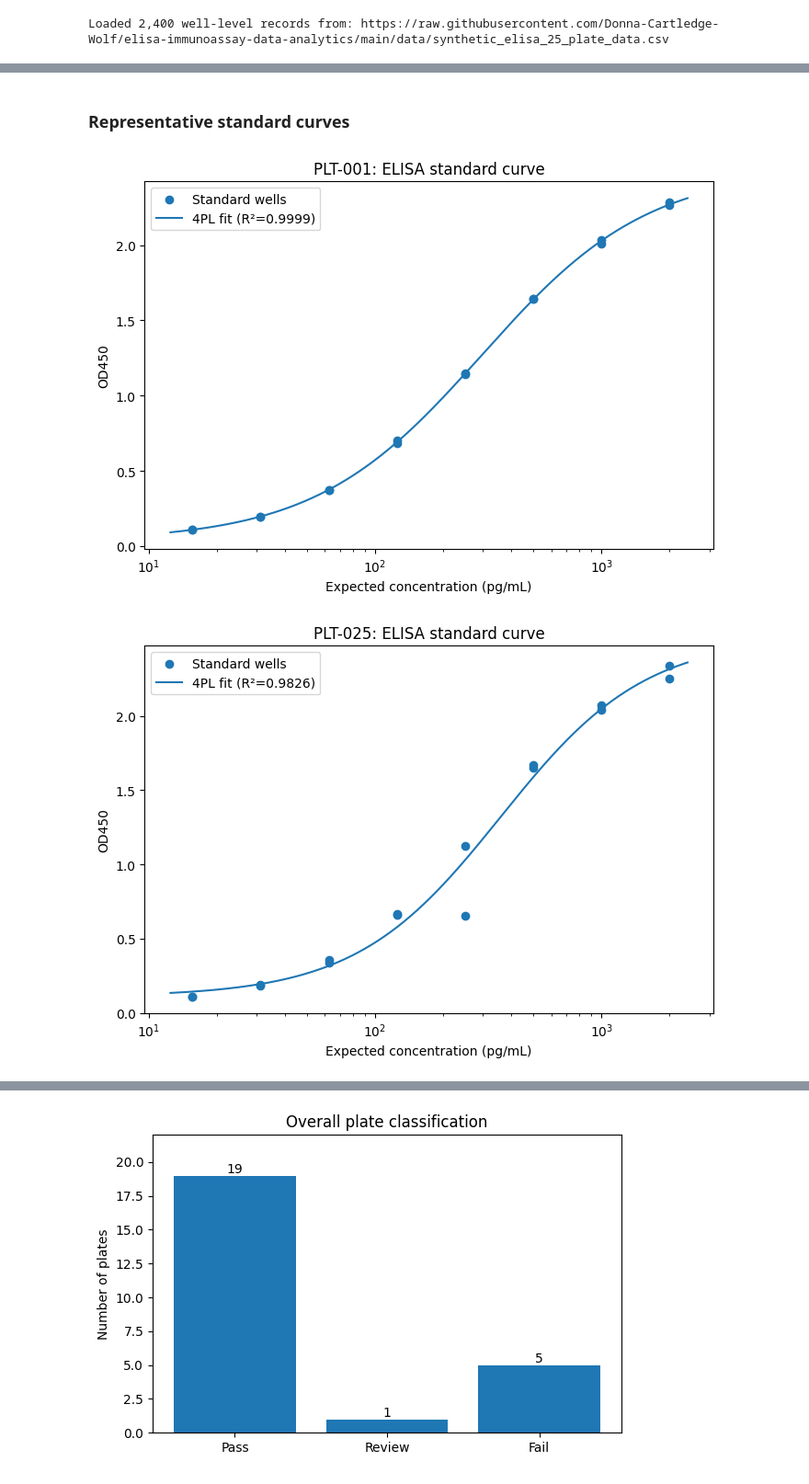
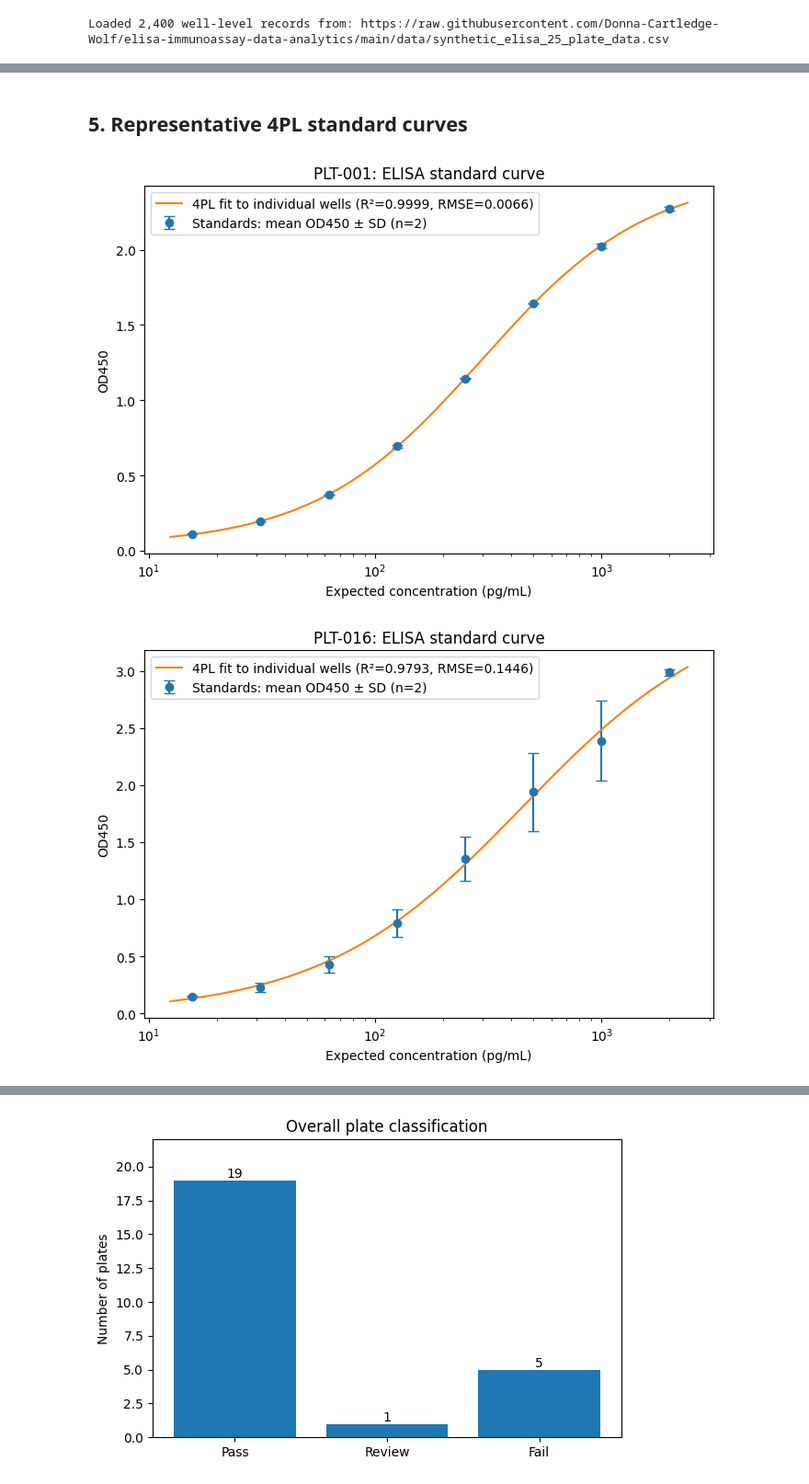
Before and after one commit to Donna-Cartledge-Wolf/elisa-immunoassay-data-analytics, a Jupyter notebook: notebooks/elisa_qc_analysis.ipynb, the cells around one changed output, grey strips where cells are left out. Shown at 92% size. Drawn from its saved outputs; the diff is of its cells as text; code cells hidden in the pictures.

```diff
--- a/notebooks/elisa_qc_analysis.ipynb
+++ b/notebooks/elisa_qc_analysis.ipynb
@@ -269,33 +579,70 @@ display(
 # %% [markdown]
-### Representative standard curves
+## 5. Representative 4PL standard curves
 # %%
 def plot_standard_curve(plate_id):
     plate = df[df["Plate_ID"] == plate_id]
     standards = plate[plate["Sample_Type"] == "Standard"].copy()
     fit = fit_df.loc[fit_df["Plate_ID"] == plate_id].iloc[0]
 
-    x = standards["Expected_Concentration_pg_mL"].astype(float).to_numpy()
-    y = standards["OD450"].astype(float).to_numpy()
-    x_grid = np.logspace(np.log10(x.min() * 0.8), np.log10(x.max() * 1.2), 400)
+    # Summarize duplicate standard wells for visualization.
+    # The 4PL model itself was fit using the individual replicate observations.
+    standard_summary = (
+        standards.groupby("Expected_Concentration_pg_mL", as_index=False)
+        .agg(
+            Mean_OD450=("OD450", "mean"),
+            SD_OD450=("OD450", "std"),
+            N=("OD450", "count"),
+        )
+        .sort_values("Expected_Concentration_pg_mL")
+    )
+
+    x_mean = standard_summary["Expected_Concentration_pg_mL"].to_numpy()
+    y_mean = standard_summary["Mean_OD450"].to_numpy()
+    y_sd = standard_summary["SD_OD450"].to_numpy()
+
+    x_grid = np.logspace(
+        np.log10(x_mean.min() * 0.8),
+        np.log10(x_mean.max() * 1.2),
+        400
+    )
 
     plt.figure(figsize=(7, 5))
-    plt.scatter(x, y, label="Standard wells")
+
+    plt.errorbar(
+        x_mean,
+        y_mean,
+        yerr=y_sd,
+        fmt="o",
+        capsize=4,
+        label="Standards: mean OD450 ± SD (n=2)"
+    )
+
     plt.plot(
         x_grid,
-        four_pl(x_grid, fit["Bottom_OD"], fit["Top_OD"], fit["EC50_pg_mL"], fit["Hill_Slope"]),
-        label=f"4PL fit (R²={fit['R2']:.4f})"
+        four_pl(
+            x_grid,
+            fit["Bottom_OD"],
+            fit["Top_OD"],
+            fit["EC50_pg_mL"],
+            fit["Hill_Slope"]
+        ),
+        label=(
+            f"4PL fit to individual wells "
+            f"(R²={fit['R2']:.4f}, RMSE={fit['RMSE_OD']:.4f})"
+        )
     )
+
     plt.xscale("log")
     plt.xlabel("Expected concentration (pg/mL)")
     plt.ylabel("OD450")
     plt.title(f"{plate_id}: ELISA standard curve")
     plt.legend()
     plt.tight_layout()
     plt.show()
 
-
 plot_standard_curve("PLT-001")
+plot_standard_curve("PLT-016")
 plot_standard_curve("PLT-025")
 # %% [output]
-[figure, old version]
+[figure, new version]
-[figure, old version]
+[figure, new version]
```
Also changed, not shown: parts of 37 cells of this notebook.
